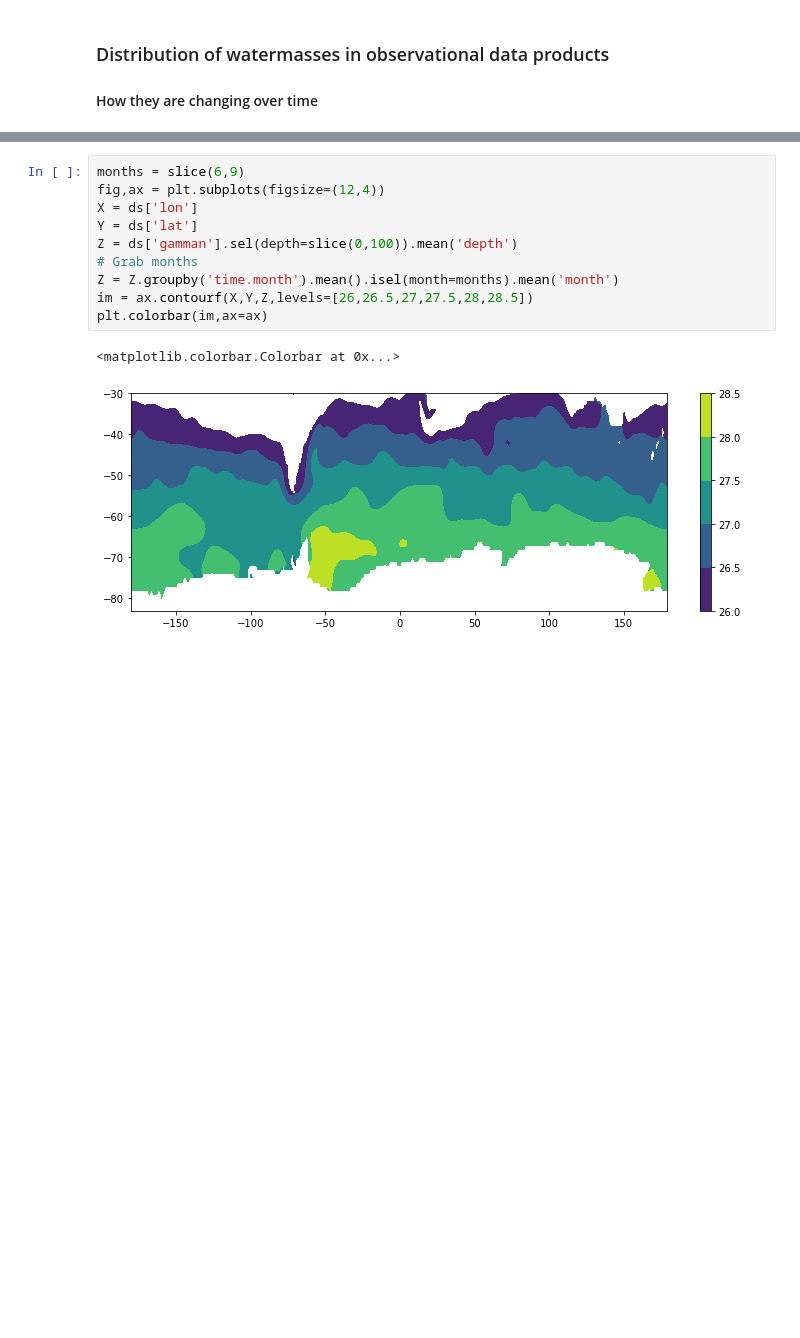
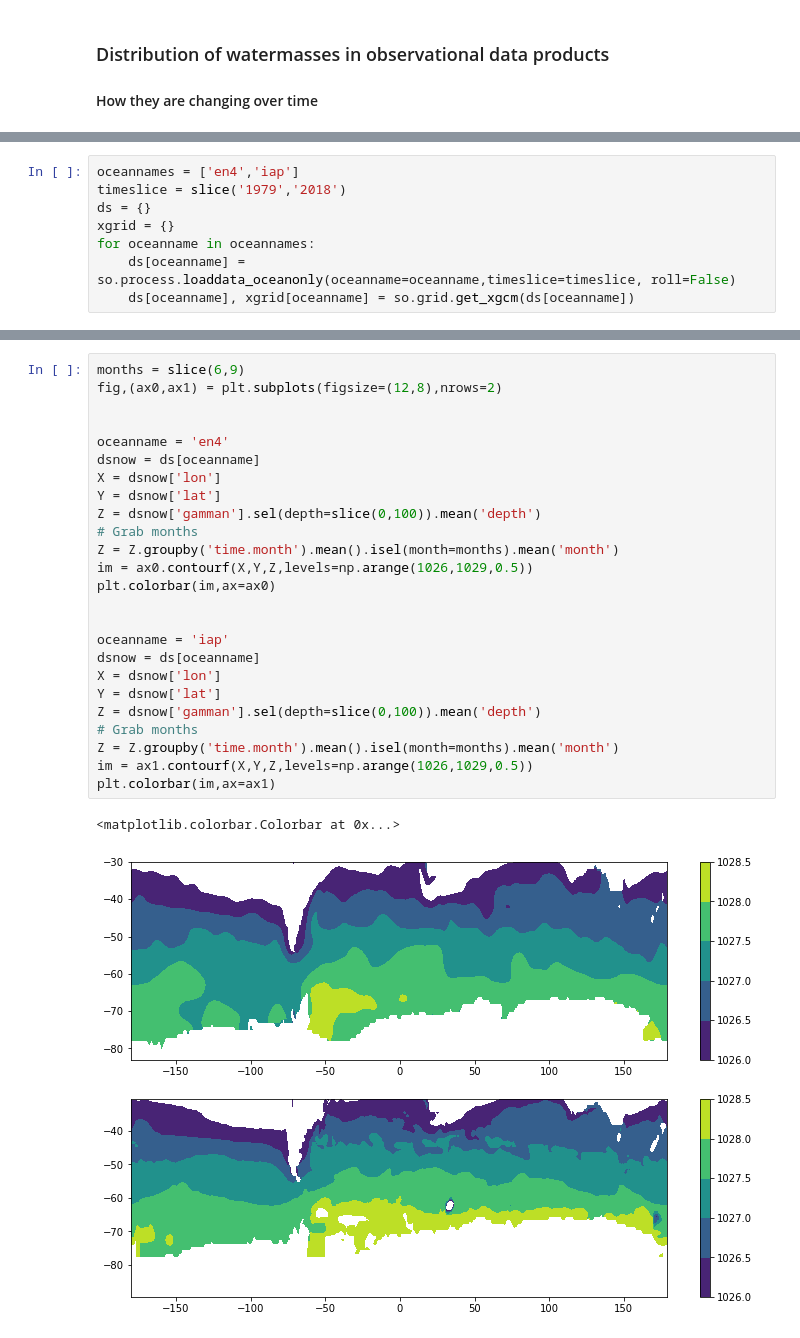
Before and after one commit to gmacgilchrist/so_decadal_variability, a Jupyter notebook: notebooks/dev_watermasses_obs.ipynb, the cells around one changed output, grey strips where cells are left out. Cells and saved outputs as stored; diff of their text form; blank space fills up the shorter version.

```diff
--- a/notebooks/dev_watermasses_obs.ipynb
+++ b/notebooks/dev_watermasses_obs.ipynb
@@ -23 +23,9 @@ grid = xr.open_mfdataset(rootdir+'grid/'+filename)
+# %%
+oceannames = ['en4','iap']
+timeslice = slice('1979','2018')
+ds = {}
+xgrid = {}
+for oceanname in oceannames:
+    ds[oceanname] = so.process.loaddata_oceanonly(oceanname=oceanname,timeslice=timeslice, roll=False)
+    ds[oceanname], xgrid[oceanname] = so.grid.get_xgcm(ds[oceanname])
 # %%
@@ -57,13 +66,28 @@ cbar = plt.colorbar(sm)
 # %%
 months = slice(6,9)
-fig,ax = plt.subplots(figsize=(12,4))
-X = ds['lon']
-Y = ds['lat']
-Z = ds['gamman'].sel(depth=slice(0,100)).mean('depth')
+fig,(ax0,ax1) = plt.subplots(figsize=(12,8),nrows=2)
+
+
+oceanname = 'en4'
+dsnow = ds[oceanname]
+X = dsnow['lon']
+Y = dsnow['lat']
+Z = dsnow['gamman'].sel(depth=slice(0,100)).mean('depth')
 # Grab months
 Z = Z.groupby('time.month').mean().isel(month=months).mean('month')
-im = ax.contourf(X,Y,Z,levels=[26,26.5,27,27.5,28,28.5])
-plt.colorbar(im,ax=ax)
+im = ax0.contourf(X,Y,Z,levels=np.arange(1026,1029,0.5))
+plt.colorbar(im,ax=ax0)
+
+
+oceanname = 'iap'
+dsnow = ds[oceanname]
+X = dsnow['lon']
+Y = dsnow['lat']
+Z = dsnow['gamman'].sel(depth=slice(0,100)).mean('depth')
+# Grab months
+Z = Z.groupby('time.month').mean().isel(month=months).mean('month')
+im = ax1.contourf(X,Y,Z,levels=np.arange(1026,1029,0.5))
+plt.colorbar(im,ax=ax1)
 # %% [output]
 <matplotlib.colorbar.Colorbar at 0x...>
-[figure, old version]
+[figure, new version]
```
Also changed, not shown: parts of 8 cells of this notebook, 7 other files.
